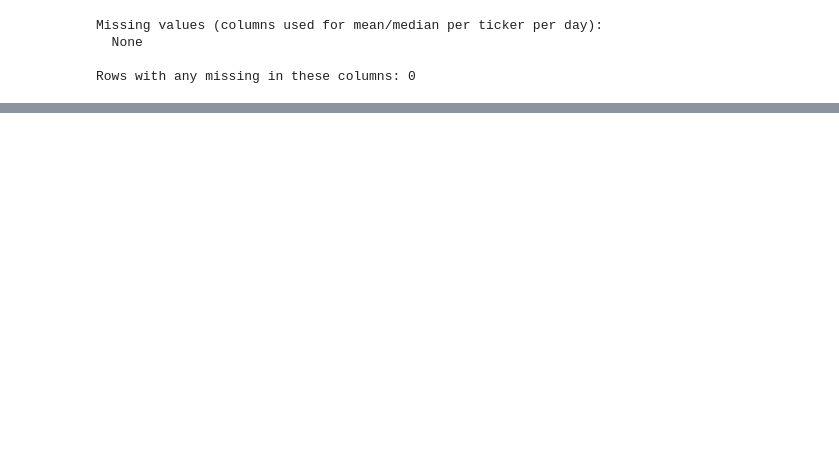
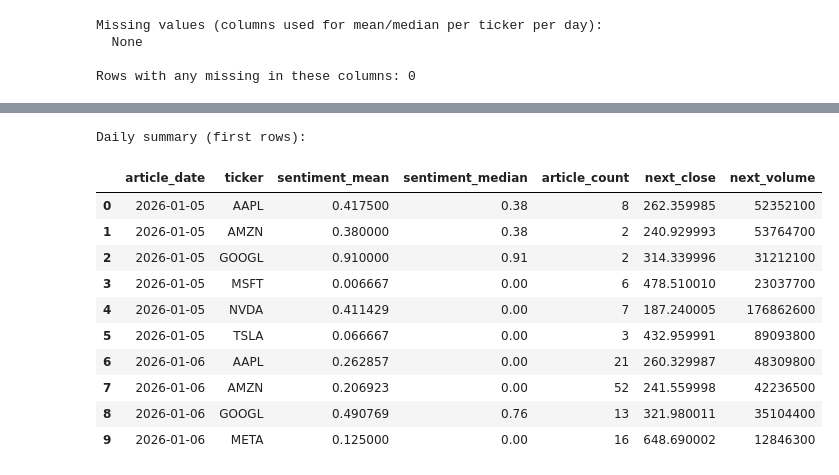
Before and after one commit to Trevor5008/market-sentiment-analysis, a Jupyter notebook: docs/eda/sprint_3/notebooks/price_news_analysis.ipynb, the cells around one changed output, grey strips where cells are left out. Saved outputs shown, nothing was run; the diff lists cells and outputs as text; code cells hidden in the pictures; blank space fills up the shorter version.

```diff
--- a/docs/eda/sprint_3/notebooks/price_news_analysis.ipynb
+++ b/docs/eda/sprint_3/notebooks/price_news_analysis.ipynb
@@ -195,0 +220,27 @@ KeyError: Index(['ticker'], dtype='str')
+# %%
+# Aggregate: one row per (article_date, ticker)
+daily = df.groupby(["article_date", "ticker"]).agg(
+    sentiment_mean=("sentiment_score", "mean"),
+    sentiment_median=("sentiment_score", "median"),
+    article_count=("sentiment_score", "count"),
+).reset_index()
+if "next_close" in df.columns:
+    daily["next_close"] = df.groupby(["article_date", "ticker"])["next_close"].first().values
+if "next_volume" in df.columns:
+    daily["next_volume"] = df.groupby(["article_date", "ticker"])["next_volume"].first().values
+
+print("Daily summary (first rows):")
+daily.head(10)
+# %% [output]
+Daily summary (first rows):
+|  | article_date | ticker | sentiment_mean | sentiment_median | article_count | next_close | next_volume |
+| 0 | 2026-01-05 | AAPL | 0.417500 | 0.38 | 8 | 262.359985 | 52352100 |
+| 1 | 2026-01-05 | AMZN | 0.380000 | 0.38 | 2 | 240.929993 | 53764700 |
+| 2 | 2026-01-05 | GOOGL | 0.910000 | 0.91 | 2 | 314.339996 | 31212100 |
+| 3 | 2026-01-05 | MSFT | 0.006667 | 0.00 | 6 | 478.510010 | 23037700 |
+| 4 | 2026-01-05 | NVDA | 0.411429 | 0.00 | 7 | 187.240005 | 176862600 |
+| 5 | 2026-01-05 | TSLA | 0.066667 | 0.00 | 3 | 432.959991 | 89093800 |
+| 6 | 2026-01-06 | AAPL | 0.262857 | 0.00 | 21 | 260.329987 | 48309800 |
+| 7 | 2026-01-06 | AMZN | 0.206923 | 0.00 | 52 | 241.559998 | 42236500 |
+| 8 | 2026-01-06 | GOOGL | 0.490769 | 0.76 | 13 | 321.980011 | 35104400 |
+| 9 | 2026-01-06 | META | 0.125000 | 0.00 | 16 | 648.690002 | 12846300 |
```
Also changed, not shown: parts of 17 cells of this notebook, 3 other files.
